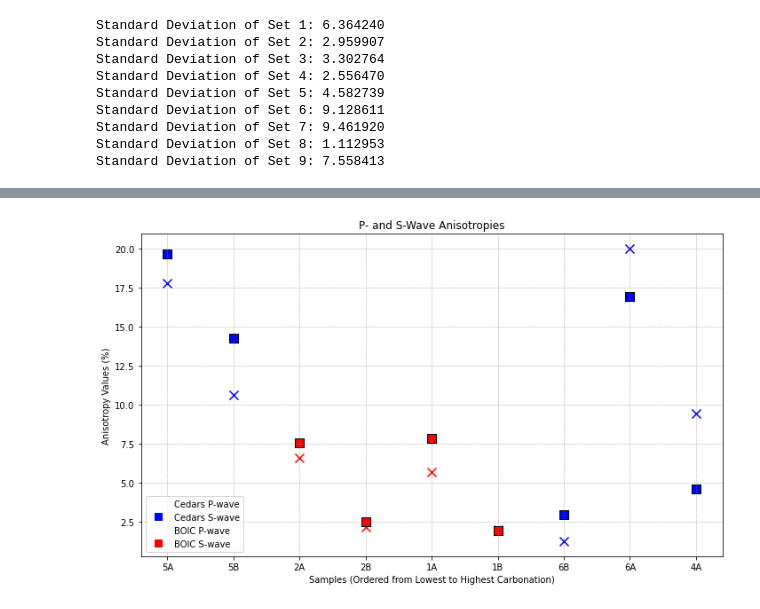
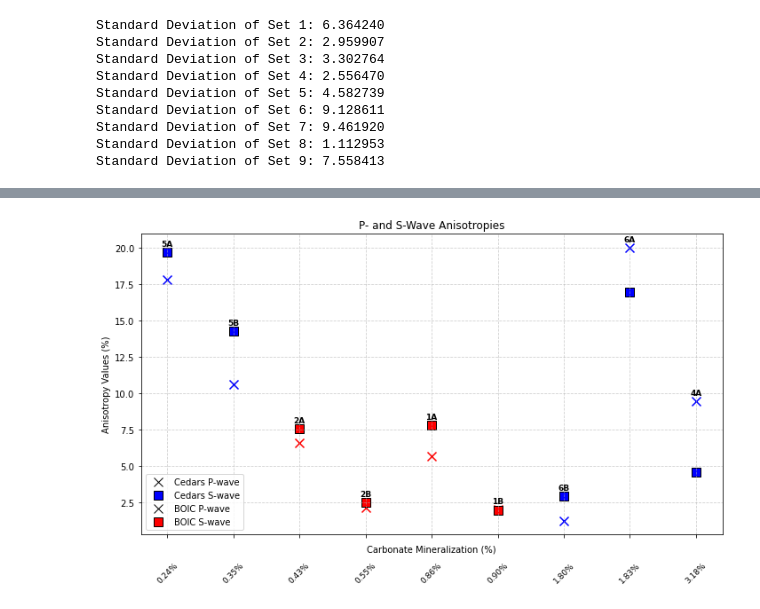
Before and after one commit to aimalone/Masters-Thesis-, a Jupyter notebook: Anisotropy.ipynb, the cells around one changed output, grey strips where cells are left out. Cells and saved outputs as stored; diff of their text form; code cells hidden in the pictures.

```diff
--- a/Anisotropy.ipynb
+++ b/Anisotropy.ipynb
@@ -863,66 +280,74 @@ plt.show()
 # %%
 import matplotlib.pyplot as plt
+from matplotlib.lines import Line2D
 
 # Data
 samples = ['5A', '5B', '2A', '2B', '1A', '1B', '6B', '6A', '4A']
-terms_pB = [17.80890483, 10.64218707, 6.592535362, 2.160063122, 5.721029415, 2.035363251, 1.253916495, 20.01817464, 9.437480219]
-terms_sB = [19.67702419, 14.27, 7.551611187, 2.544087847, 7.839297272, 1.972924522, 2.975833198, 16.92934187, 4.61000944]
-
-# X positions for samples
-x_positions = range(len(samples))
+percentages = [0.24, 0.35, 0.43, 0.55, 0.86, 0.90, 1.80, 1.83, 3.18]
+terms_pB = [17.80890483, 10.64218707, 6.592535362, 2.160063122,
+            5.721029415, 2.035363251, 1.253916495, 20.01817464, 9.437480219]
+terms_sB = [19.67702419, 14.27, 7.551611187, 2.544087847,
+            7.839297272, 1.972924522, 2.975833198, 16.92934187, 4.61000944]
 
 # Samples to be colored blue and red
 blue_samples = ['5A', '5B', '6B', '6A', '4A']
 red_samples = ['2A', '2B', '1A', '1B']
 
+# --- Sort everything by percentage ---
+data = sorted(zip(percentages, samples, terms_pB, terms_sB), key=lambda t: t[0])
+pct_sorted, sam_sorted, p_sorted, s_sorted = zip(*data)
+
+# Assign evenly spaced x positions
+x_positions = range(len(sam_sorted))
+
 # Plotting
 plt.figure(figsize=(10, 6))
 
-# Scatter plot for terms_pB (P-wave values)
-for i, sample in enumerate(samples):
-    if sample in blue_samples:
-        color = 'blue'
-        plt.scatter(i, terms_pB[i], color=color, marker='x', s=100, edgecolor='black')
-    elif sample in red_samples:
-        color = 'red'
-        plt.scatter(i, terms_pB[i], color=color, marker='x', s=100, edgecolor='black')
+# Scatter plot for P-wave and S-wave
+for x, sample, percent, p_val, s_val in zip(x_positions, sam_sorted, pct_sorted, p_sorted, s_sorted):
+    color = 'red' if sample in red_samples else 'blue'
+    plt.scatter(x, p_val, color=color, marker='x', s=100, edgecolor='black', linewidths=1.5)
+    plt.scatter(x, s_val, color=color, marker='s', s=100, edgecolor='black')
 
-# Scatter plot for terms_sB (S-wave values)
-for i, sample in enumerate(samples):
-    if sample in blue_samples:
-        color = 'blue'
-        plt.scatter(i, terms_sB[i], color=color, marker='s', s=100, edgecolor='black')
-    elif sample in red_samples:
-        color = 'red'
-        plt.scatter(i, terms_sB[i], color=color, marker='s', s=100, edgecolor='black')
+    # Put sample name above the higher point
+    y_max = max(p_val, s_val)
+    plt.text(x, y_max + 0.3, sample, ha='center', va='bottom', fontsize=9, fontweight='bold')
+
+    # Put percentage below x-axis tick (slightly lower than 0)
+    plt.text(x, -1.5, f'{percent:.2f}%', ha='center', va='top', fontsize=9, rotation=45)
 
 # Add grid lines
-plt.grid(color='gray', linestyle='--', linewidth=0.5, alpha=0.7)
+plt.grid(True, linestyle='--', alpha=0.6)
 
-# Add labels, title, and legend
-plt.xlabel('Samples (Ordered from Lowest to Highest Carbonation)')
+# Axis labels & title
+plt.xlabel('Carbonate Mineralization (%)')
 plt.ylabel('Anisotropy Values (%)')
 plt.title('P- and S-Wave Anisotropies')
-plt.xticks(x_positions, samples)
 
-# Manually create handles for the legend
-from matplotlib.lines import Line2D
+# Custom x-axis ticks: just use evenly spaced positions with no labels
+plt.xticks(x_positions, [''] * len(sam_sorted))
+
+# Small horizontal margins
+plt.margins(x=0.05)
+
+# Legend handles
 handles = [
-    Line2D([0], [0], marker='x', color='w', markerfacecolor='blue', markersize=10, label='Cedars P-wave'),
-    Line2D([0], [0], marker='s', color='w', markerfacecolor='blue', markersize=10, label='Cedars S-wave'),
-    Line2D([0], [0], marker='x', color='w', markerfacecolor='red', markersize=10, label='BOIC P-wave'),
-    Line2D([0], [0], marker='s', color='w', markerfacecolor='red', markersize=10, label='BOIC S-wave')
+    Line2D([0], [0], marker='x', color='w', markerfacecolor='blue', markeredgecolor='black',
+           markersize=10, label='Cedars P-wave'),
+    Line2D([0], [0], marker='s', color='w', markerfacecolor='blue', markeredgecolor='black',
+           markersize=10, label='Cedars S-wave'),
+    Line2D([0], [0], marker='x', color='w', markerfacecolor='red', markeredgecolor='black',
+           markersize=10, label='BOIC P-wave'),
+    Line2D([0], [0], marker='s', color='w', markerfacecolor='red', markeredgecolor='black',
+           markersize=10, label='BOIC S-wave')
 ]
-
-# Add custom legend
 plt.legend(handles=handles)
 
 plt.tight_layout()
-
-plt.savefig('aniRIGHT.png')
+plt.savefig('anianiani.png', dpi=300)
 plt.show()
 # %% [output]
-[figure, old version]
+[figure, new version]
 # %%
 import matplotlib.pyplot as plt
 from matplotlib.lines import Line2D
```
Also changed, not shown: parts of 19 cells of this notebook.
